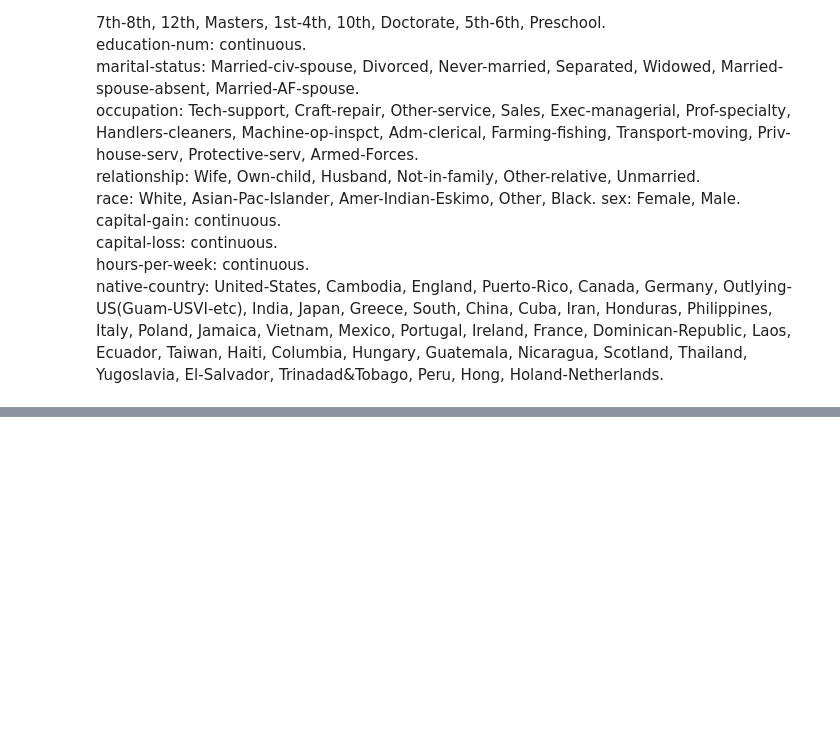
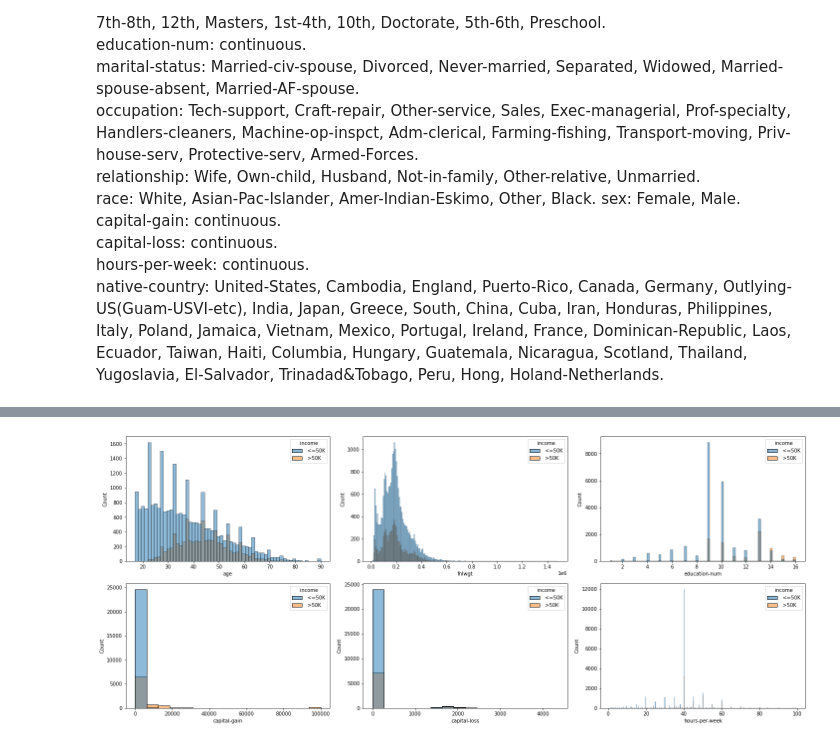
Before and after one commit to namaws/Income-analysis-and-prediction, a Jupyter notebook: Data_analysis_and_prediction.ipynb, the cells around one changed output, grey strips where cells are left out. Saved outputs shown, nothing was run; the diff lists cells and outputs as text; code cells hidden in the pictures; blank space fills up the shorter version.

```diff
--- a/Data_analysis_and_prediction.ipynb
+++ b/Data_analysis_and_prediction.ipynb
@@ -49,0 +157,4 @@ df
+# %%
+plot(df, numerous, type = 'histogram', label='income')
+# %% [output]
+[figure, added]
```
Also changed, not shown: parts of 13 cells of this notebook.
